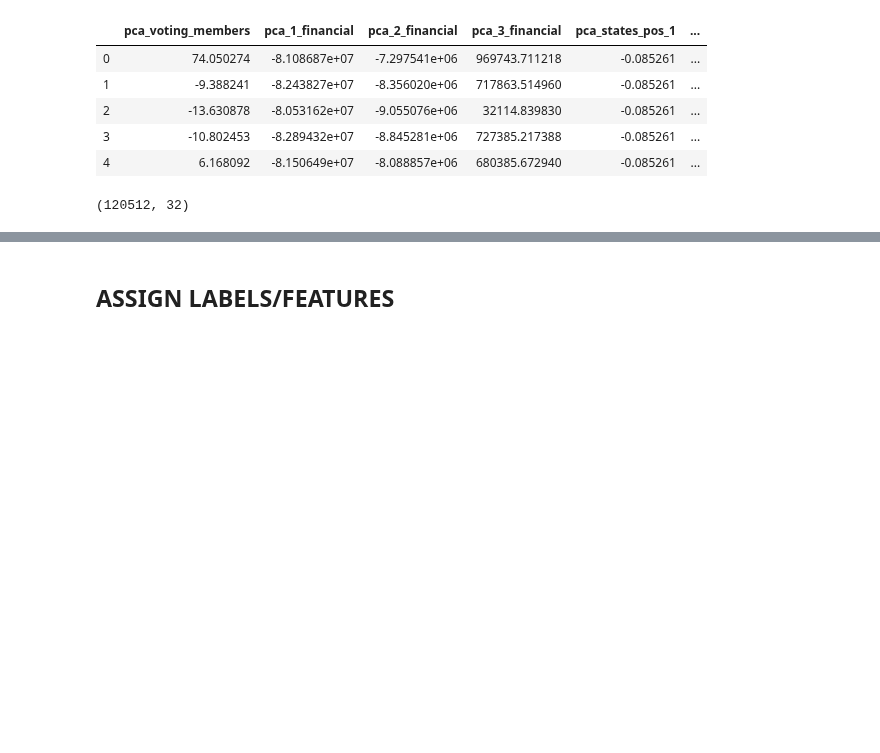
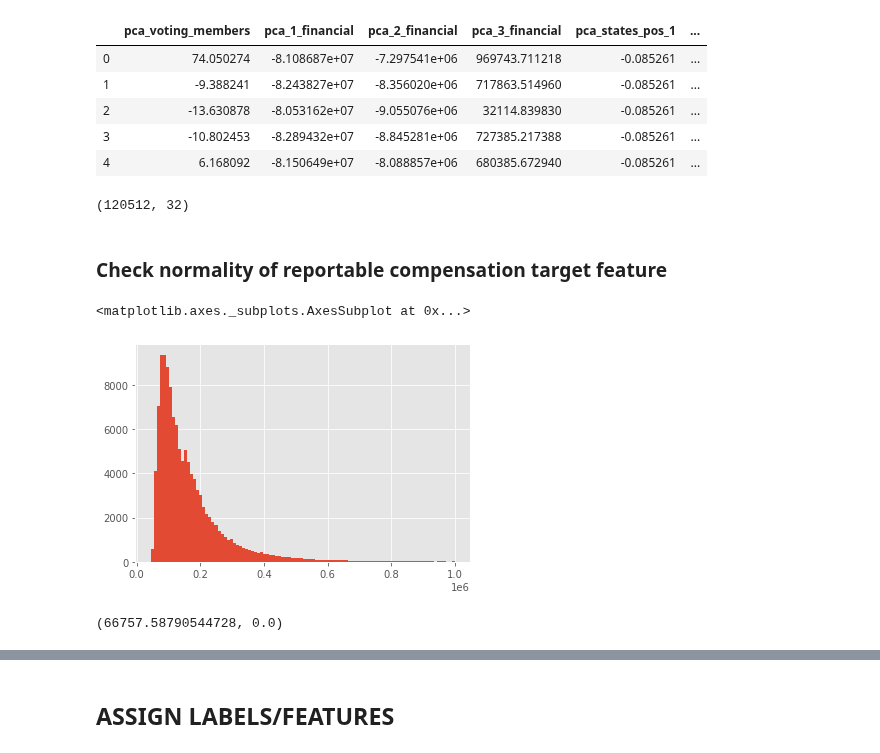
Before and after one commit to mrkjhsn/Not_for_Profit_Compensation_Modeling, a Jupyter notebook: 07.label_category_assignment.ipynb, the cells around one changed output, grey strips where cells are left out. Drawn from its saved outputs; the diff is of its cells as text; code cells hidden in the pictures; blank space fills up the shorter version.

```diff
--- a/07.label_category_assignment.ipynb
+++ b/07.label_category_assignment.ipynb
@@ -50,3 +44,18 @@ X = pd.get_dummies(df.drop(['reportable_comp'], axis=1))
 X.shape
 # %% [output]
 (120512, 32)
+# %% [markdown]
+### Check normality of reportable compensation target feature
+# %%
+df.reportable_comp.hist(bins=100)
+# %% [output]
+<matplotlib.axes._subplots.AxesSubplot at 0x...>
+[figure, added]
+# %%
+# https://docs.scipy.org/doc/scipy/reference/generated/scipy.stats.normaltest.html
+# This function tests the null hypothesis that a sample comes from a normal distribution.
+
+k2, p = stats.normaltest(df.reportable_comp)
+k2, p
+# %% [output]
+(66757.58790544728, 0.0)
```
Also changed, not shown: parts of 25 cells of this notebook.
